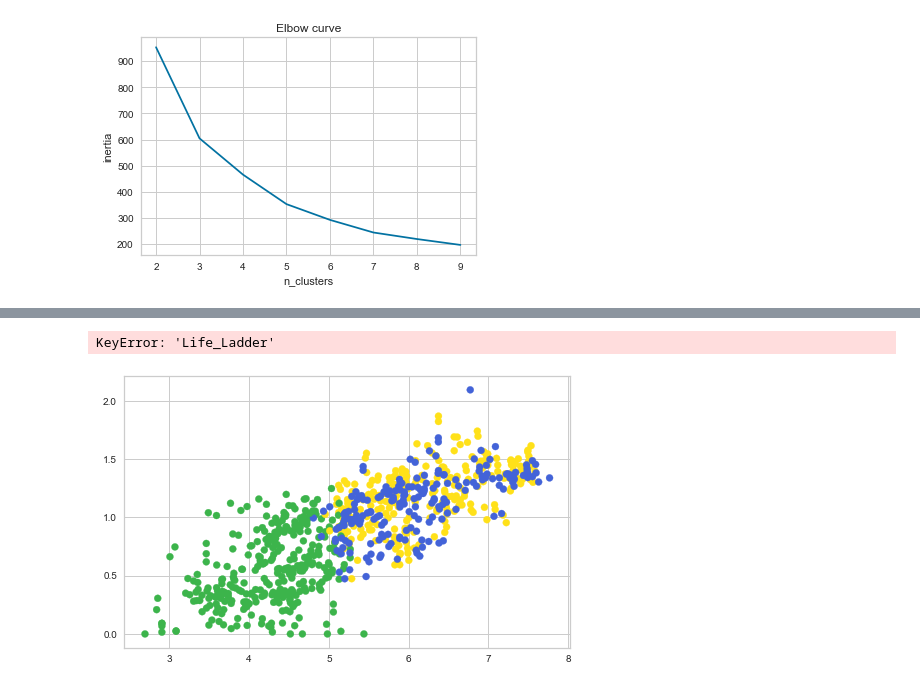
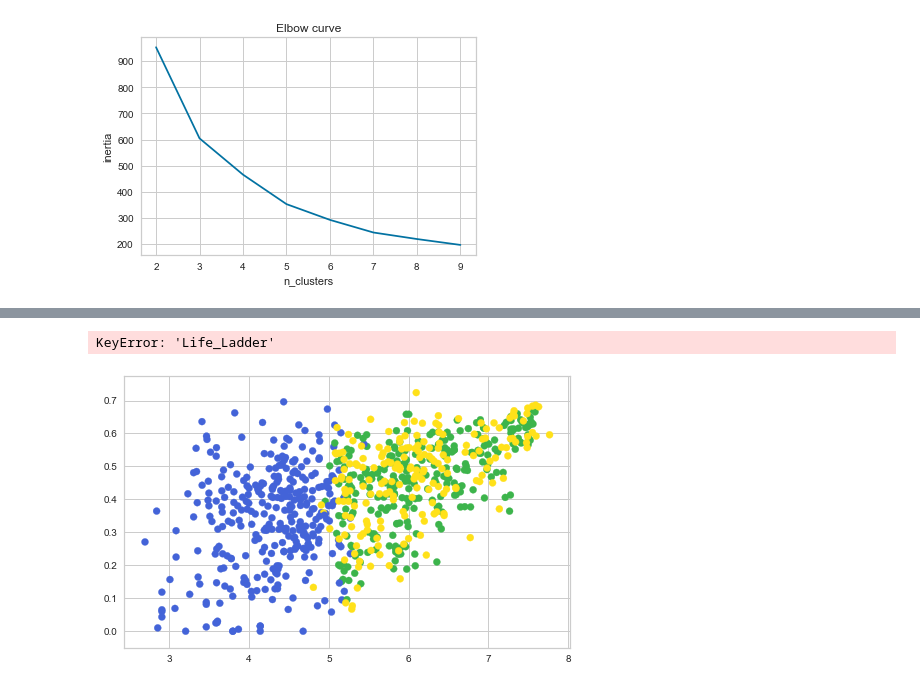
Before and after one commit to nckmourt/HappinessProject, a Jupyter notebook: ML/K-Means Clustering.ipynb, the cells around one changed output, grey strips where cells are left out. Cells and saved outputs as stored; diff of their text form; code cells hidden in the pictures.

```diff
--- a/ML/K-Means Clustering.ipynb
+++ b/ML/K-Means Clustering.ipynb
@@ -186,5 +186,5 @@ cent_km
 # %%
-plot_cluster('happiness_score', 'gdp_per_capita', new_df, centers=cent_km, title='K-Means Cluster', c='KMeans')
+plot_cluster('happiness_score', 'freedom', new_df, centers=cent_km, title='K-Means Cluster', c='KMeans')
 # %% [output]
 KeyError: 'Life_Ladder'
-[figure, old version]
+[figure, new version]
```
Also changed, not shown: parts of 5 cells of this notebook, 1 other file.
